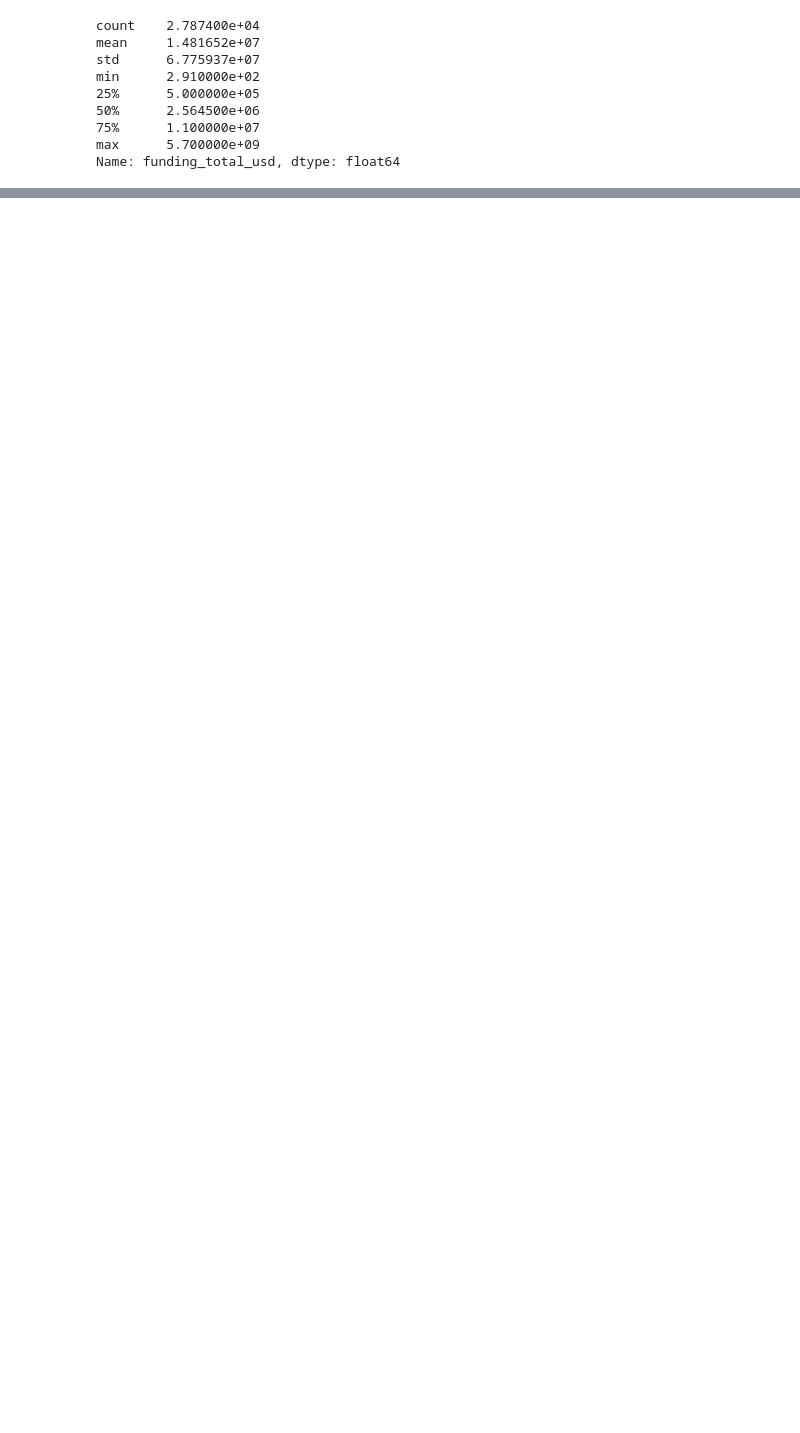
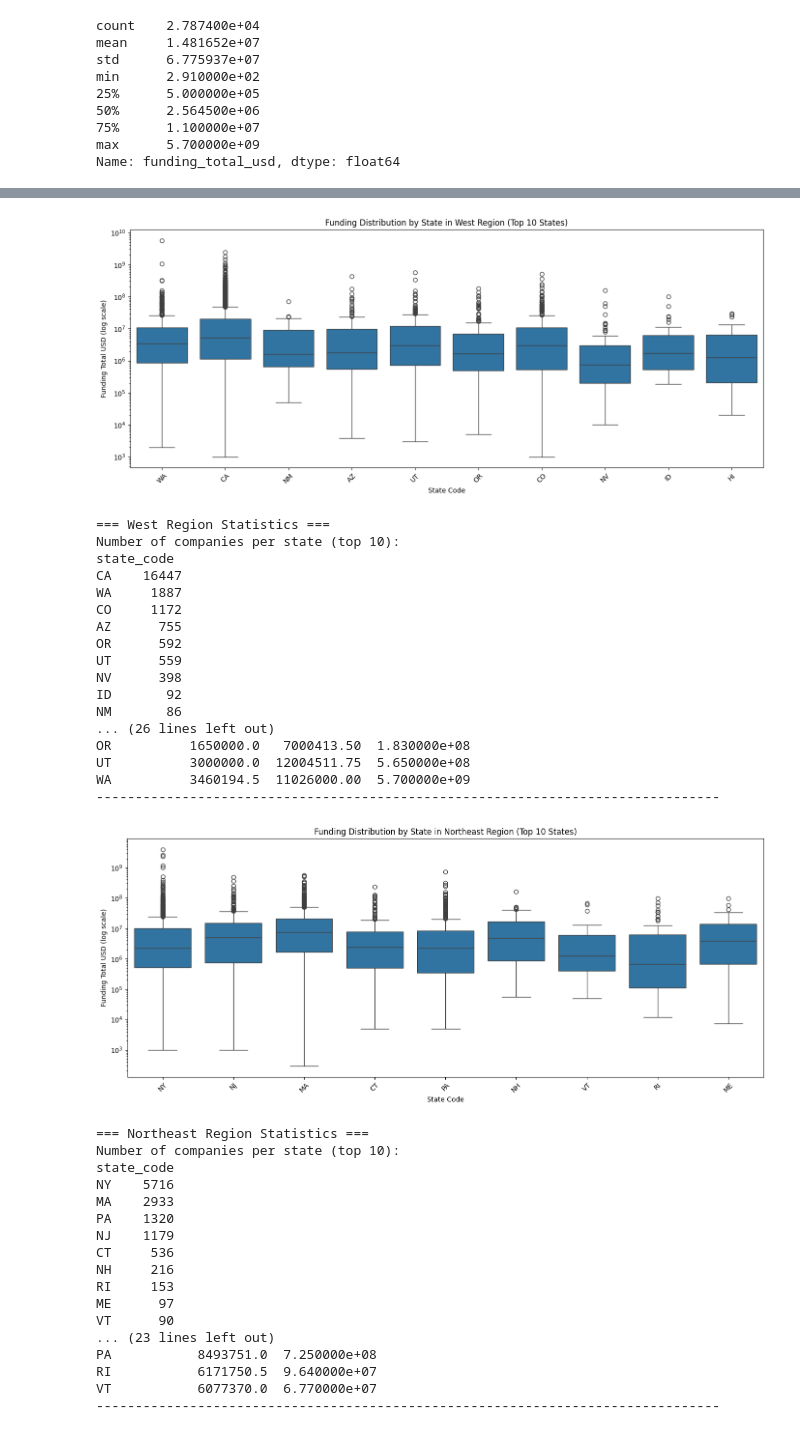
Before and after one commit to GM-Team-1/gm-credit-fund-risk-model, a Jupyter notebook: eda.ipynb, the cells around one changed output, grey strips where cells are left out. Drawn from its saved outputs; the diff is of its cells as text; code cells hidden in the pictures; blank space fills up the shorter version.

```diff
--- a/eda.ipynb
+++ b/eda.ipynb
@@ -43,0 +313,64 @@ Name: funding_total_usd, dtype: float64
+# %%
+# Show funding distribution by state within each US region
+for region in df_us_regions['us_region'].unique():
+    df_region = df_us_regions[df_us_regions['us_region'] == region]
+
+    # Get top 10 states by number of companies for readability
+    top_states = df_region['state_code'].value_counts().head(10).index
+    df_region_top = df_region[df_region['state_code'].isin(top_states)]
+
+    if len(df_region_top) > 0:  # Only plot if there's data
+        plt.figure(figsize=(14,6))
+        sns.boxplot(x='state_code', y='funding_total_usd', data=df_region_top)
+        plt.yscale('log')
+        plt.title(f'Funding Distribution by State in {region} Region (Top 10 States)')
+        plt.xlabel('State Code')
+        plt.ylabel('Funding Total USD (log scale)')
+        plt.xticks(rotation=45)
+        plt.tight_layout()
+        plt.show()
+
+        # Show summary statistics for this region
+        print(f"\n=== {region} Region Statistics ===")
+        print(f"Number of companies per state (top 10):")
+        print(df_region_top['state_code'].value_counts())
+        print(f"\nFunding statistics by state in {region}:")
+        print(df_region_top.groupby('state_code')['funding_total_usd'].describe())
+        print("-" * 80)
+# %% [output]
+[figure, added]
+=== West Region Statistics ===
+Number of companies per state (top 10):
+state_code
+CA    16447
+WA     1887
+CO     1172
+AZ      755
+OR      592
+UT      559
+NV      398
+ID       92
+NM       86
+... (26 lines left out)
+OR          1650000.0   7000413.50  1.830000e+08
+UT          3000000.0  12004511.75  5.650000e+08
+WA          3460194.5  11026000.00  5.700000e+09
+--------------------------------------------------------------------------------
+[figure, added]
+=== Northeast Region Statistics ===
+Number of companies per state (top 10):
+state_code
+NY    5716
+MA    2933
+PA    1320
+NJ    1179
+CT     536
+NH     216
+RI     153
+ME      97
+VT      90
+... (23 lines left out)
+PA           8493751.0  7.250000e+08
+RI           6171750.5  9.640000e+07
+VT           6077370.0  6.770000e+07
+--------------------------------------------------------------------------------
```
Also changed, not shown: parts of 29 cells of this notebook, 2 other files.
